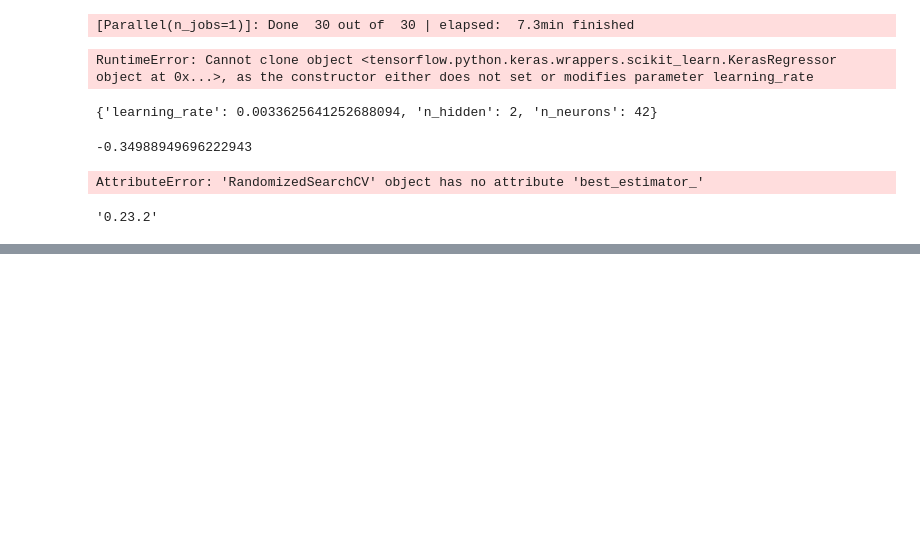
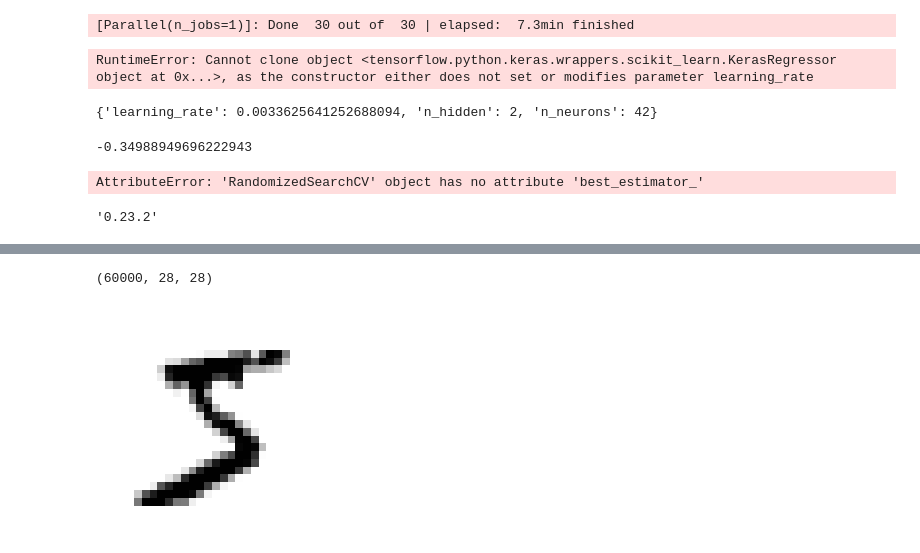
Before and after one commit to misrakberhe/mb_handson_notes, a Jupyter notebook: Chapter10_BasicKeras.ipynb, the cells around one changed output, grey strips where cells are left out. Saved outputs shown, nothing was run; the diff lists cells and outputs as text; code cells hidden in the pictures; blank space fills up the shorter version.

Commit message:
Review and exercises

```diff
--- a/Chapter10_BasicKeras.ipynb
+++ b/Chapter10_BasicKeras.ipynb
@@ -1138,3 +1138,7 @@ AttributeError: 'RandomizedSearchCV' object has no attribute 'best_estimator_'
 # you use many of RSC's abilities
 # %% [output]
 '0.23.2'
+# %%
+#Exercises
+
+(X_train_full, y_train_full), (X_test, y_test) = keras.datasets.mnist.load_data()
@@ -1140,0 +1148,10 @@ AttributeError: 'RandomizedSearchCV' object has no attribute 'best_estimator_'
+# %%
+X_train_full.shape
+# %% [output]
+(60000, 28, 28)
+# %%
+plt.imshow(X_train_full[0], cmap='binary')
+plt.axis('off')
+plt.show()
+# %% [output]
+[figure, added]
```
Also changed, not shown: parts of 5 cells of this notebook, 1 other file.
